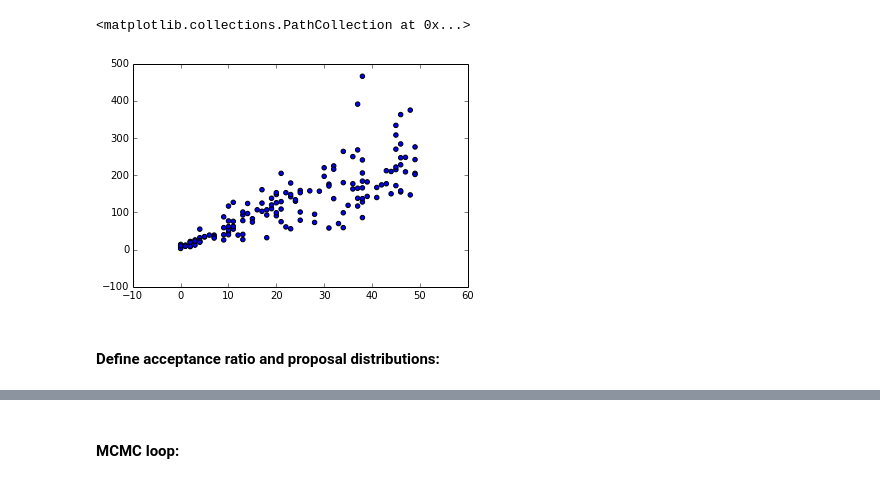
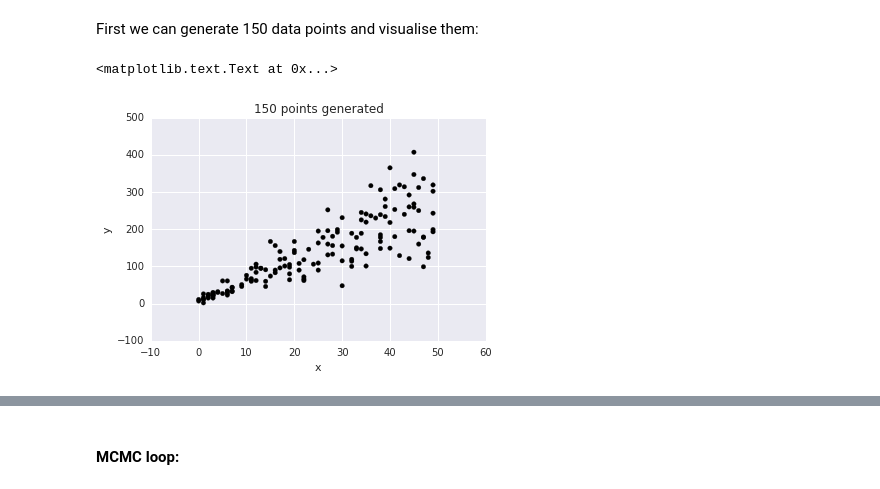
Before and after one commit to kieranrcampbell/blog-notebooks, a Jupyter notebook: Tutorial - bayesian negative binomial regression from scratch in python.ipynb, the cells around one changed output, grey strips where cells are left out. Drawn from its saved outputs; the diff is of its cells as text; code cells hidden in the pictures.

```diff
--- a/Tutorial - bayesian negative binomial regression from scratch in python.ipynb
+++ b/Tutorial - bayesian negative binomial regression from scratch in python.ipynb
@@ -2,0 +9,13 @@
+# %%
+""" some setup """
+
+import numpy as np
+import matplotlib.pyplot as plt
+from scipy.special import gammaln
+from scipy.stats import truncnorm
+import seaborn as sns
+%matplotlib inline
+
+sns.set_palette("hls", desat=.6)
+sns.set_context(rc={"figure.figsize": (6, 4)})
+np.random.seed(123)
@@ -3,27 +34,24 @@
+# %% [markdown]
+First we can generate 150 data points and visualise them:
 # %%
-import numpy as np
-import matplotlib.pyplot as plt
-from scipy.special import gammaln
-from scipy.stats import truncnorm
-%matplotlib inline
-
 """ simulate some data """
 beta_0 = 10
 beta_1 = 5
 
 N = 150
 x = np.random.randint(0, 50, N)
 
 true_mu = beta_0 + beta_1 * x
 true_r = 10
 p = 1 - true_mu / (float(true_r) + true_mu)
 
 y = np.random.negative_binomial(n = true_r, p = p, size = N)
 
-plt.scatter(x,y)
+plt.scatter(x, y, color='black')
+plt.xlabel('x')
+plt.ylabel('y')
+plt.title('150 points generated')
 # %% [output]
-<matplotlib.collections.PathCollection at 0x...>
+<matplotlib.text.Text at 0x...>
-[figure, old version]
+[figure, new version]
-# %% [markdown]
-#### Define acceptance ratio and proposal distributions:
 # %% [markdown]
```
Also changed, not shown: parts of 10 cells of this notebook.
